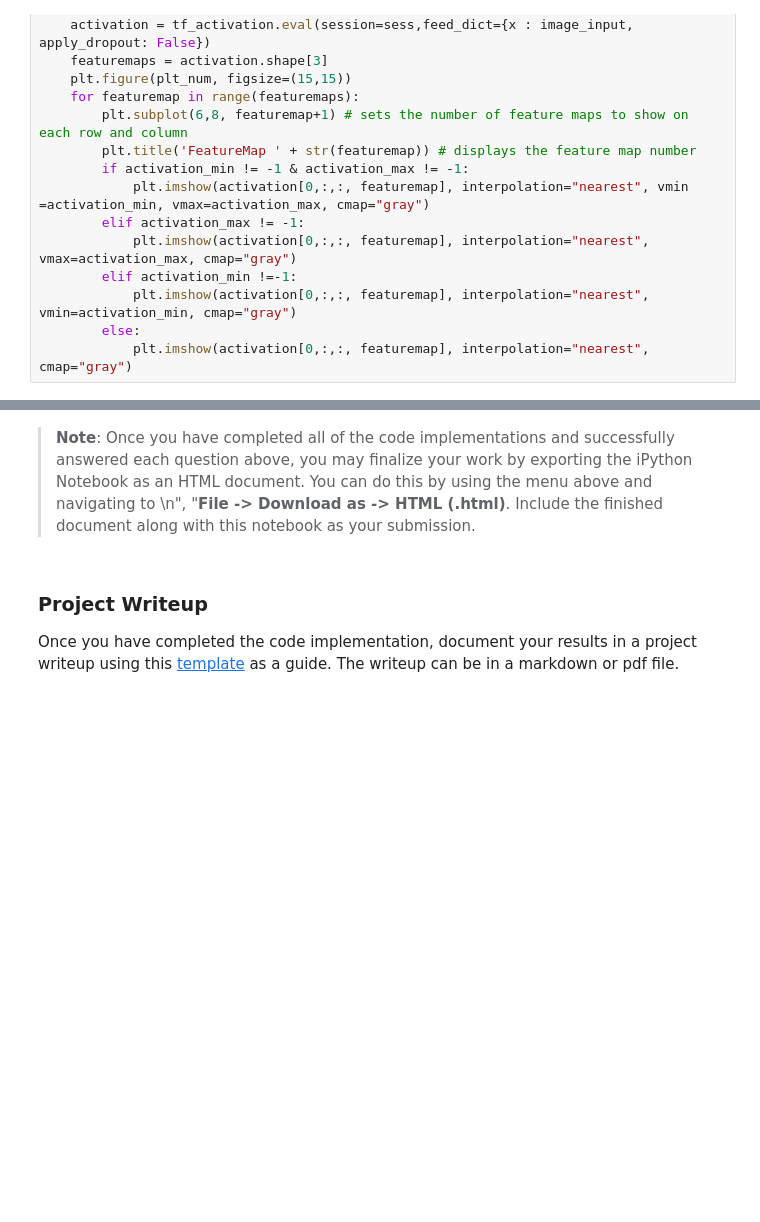
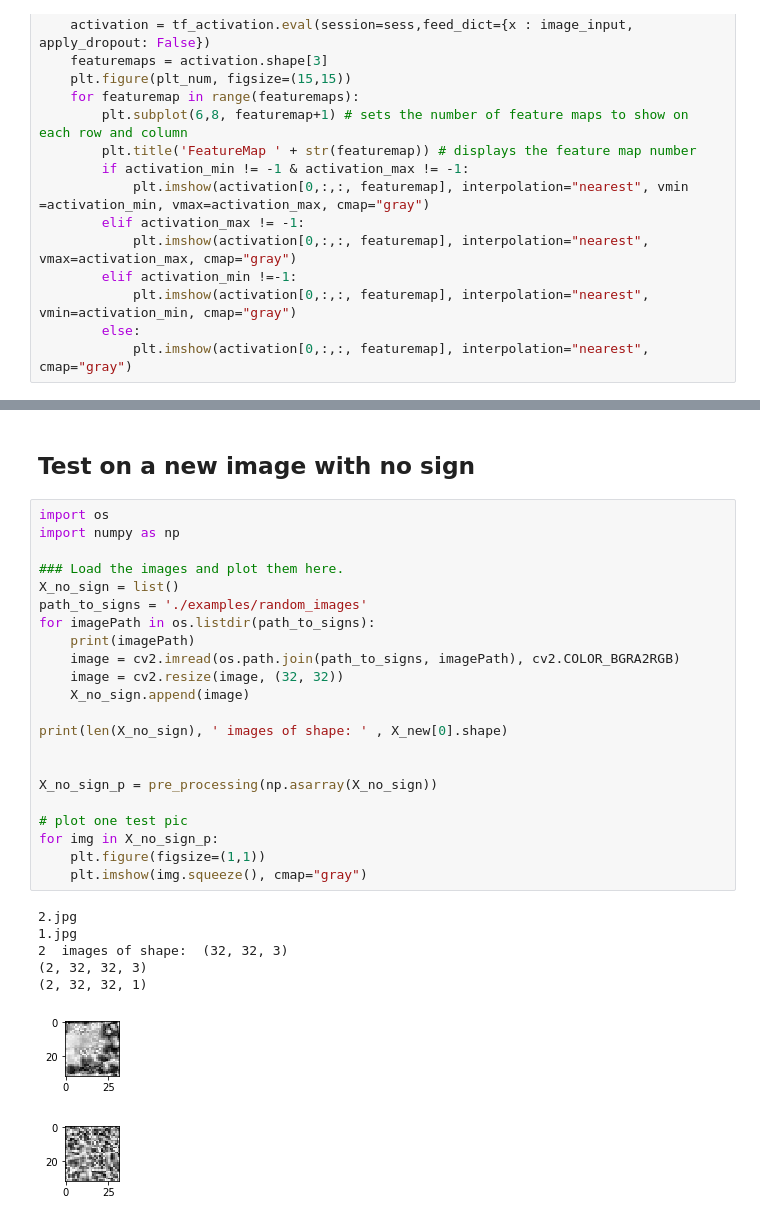
Before and after one commit to coderzbx/CarND-Traffic-Sign-Classifier-Project, a Jupyter notebook: Traffic_Sign_Classifier.ipynb, the cells around one changed output, grey strips where cells are left out. Cells and saved outputs as stored; diff of their text form; blank space fills up the shorter version.

```diff
--- a/Traffic_Sign_Classifier.ipynb
+++ b/Traffic_Sign_Classifier.ipynb
@@ -1112,7 +1034,32 @@ Discuss how you used the visual output of your trained network's feature maps to
-# %% [markdown]
-> **Note**: Once you have completed all of the code implementations and successfully answered each question above, you may finalize your work by exporting the iPython Notebook as an HTML document. You can do this by using the menu above and navigating to  \n",
-    "**File -> Download as -> HTML (.html)**. Include the finished document along with this notebook as your submission.
-# %% [markdown]
-### Project Writeup
-
-Once you have completed the code implementation, document your results in a project writeup using this [template](https://github.com/udacity/CarND-Traffic-Sign-Classifier-Project/blob/master/writeup_template.md) as a guide. The writeup can be in a markdown or pdf file.
+# %% [markdown]
+## Test on a new image with no sign
+# %%
+import os
+import numpy as np
+
+### Load the images and plot them here.
+X_no_sign = list()
+path_to_signs = './examples/random_images'
+for imagePath in os.listdir(path_to_signs):
+    print(imagePath)
+    image = cv2.imread(os.path.join(path_to_signs, imagePath), cv2.COLOR_BGRA2RGB)
+    image = cv2.resize(image, (32, 32))
+    X_no_sign.append(image)
+
+print(len(X_no_sign), ' images of shape: ' , X_new[0].shape)
+
+
+X_no_sign_p = pre_processing(np.asarray(X_no_sign))
+
+# plot one test pic
+for img in X_no_sign_p:
+    plt.figure(figsize=(1,1))
+    plt.imshow(img.squeeze(), cmap="gray")
+# %% [output]
+2.jpg
+1.jpg
+2  images of shape:  (32, 32, 3)
+(2, 32, 32, 3)
+(2, 32, 32, 1)
+[figure, added]
+[figure, added]
```
Also changed, not shown: parts of 25 cells of this notebook, 18 other files.
